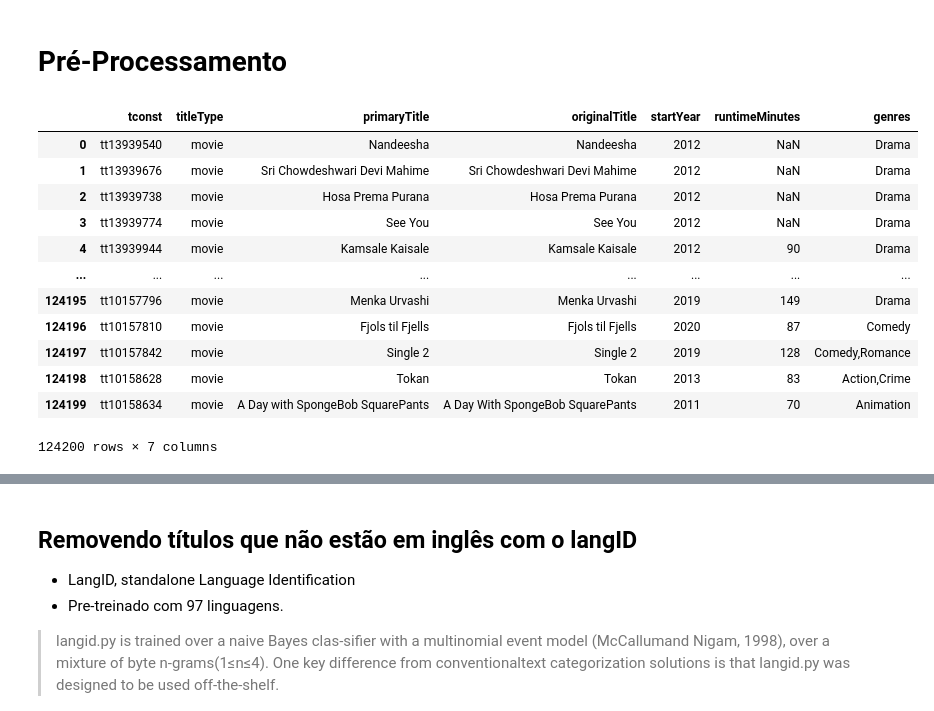
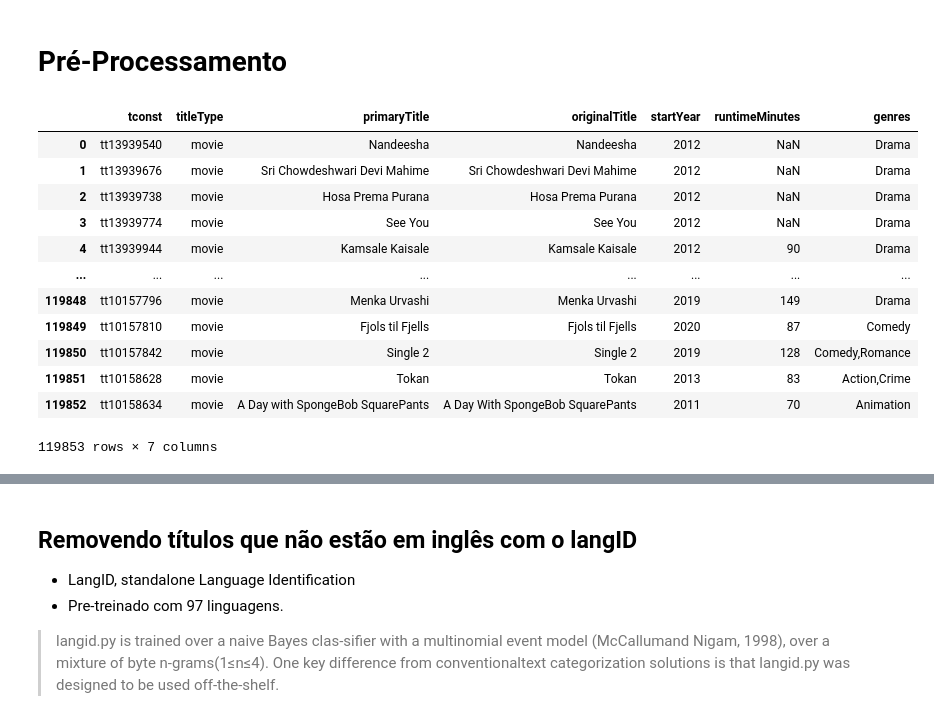
Before and after one commit to Durfan/ufsj-Data-Science, a Jupyter notebook: tool_presentation.ipynb, the cells around one changed output, grey strips where cells are left out. Saved outputs shown, nothing was run; the diff lists cells and outputs as text; code cells hidden in the pictures.

```diff
--- a/tool_presentation.ipynb
+++ b/tool_presentation.ipynb
@@ -66,26 +71,26 @@ df
 # %%
 df.drop(['isAdult','endYear'], axis=1, inplace=True)
 df.replace(r'\N', np.NaN, inplace=True)
 df.dropna(subset=['startYear'], inplace=True)
 df.dropna(subset=['genres'], inplace=True)
 df['startYear'] = df['startYear'].astype(int)
 
 df.drop(df.loc[df['titleType'] != 'movie'].index, inplace=True)
-df.drop(df.loc[df['startYear'] < 2010].index, inplace=True)
+df.drop(df.loc[(df['startYear'] < 2010) | (df['startYear'] > 2021)].index, inplace=True)
 df.drop(df.loc[df['genres'].str.contains("Documentary")].index, inplace=True)
 df.reset_index(drop=True, inplace=True)
 df
 # %% [output]
 |  | tconst | titleType | primaryTitle | originalTitle | startYear | runtimeMinutes | genres |
 | 0 | tt13939540 | movie | Nandeesha | Nandeesha | 2012 | NaN | Drama |
 | 1 | tt13939676 | movie | Sri Chowdeshwari Devi Mahime | Sri Chowdeshwari Devi Mahime | 2012 | NaN | Drama |
 | 2 | tt13939738 | movie | Hosa Prema Purana | Hosa Prema Purana | 2012 | NaN | Drama |
 | 3 | tt13939774 | movie | See You | See You | 2012 | NaN | Drama |
 | 4 | tt13939944 | movie | Kamsale Kaisale | Kamsale Kaisale | 2012 | 90 | Drama |
 | ... | ... | ... | ... | ... | ... | ... | ... |
-| 124195 | tt10157796 | movie | Menka Urvashi | Menka Urvashi | 2019 | 149 | Drama |
-| 124196 | tt10157810 | movie | Fjols til Fjells | Fjols til Fjells | 2020 | 87 | Comedy |
-| 124197 | tt10157842 | movie | Single 2 | Single 2 | 2019 | 128 | Comedy,Romance |
-| 124198 | tt10158628 | movie | Tokan | Tokan | 2013 | 83 | Action,Crime |
-| 124199 | tt10158634 | movie | A Day with SpongeBob SquarePants | A Day With SpongeBob SquarePants | 2011 | 70 | Animation |
+| 119848 | tt10157796 | movie | Menka Urvashi | Menka Urvashi | 2019 | 149 | Drama |
+| 119849 | tt10157810 | movie | Fjols til Fjells | Fjols til Fjells | 2020 | 87 | Comedy |
+| 119850 | tt10157842 | movie | Single 2 | Single 2 | 2019 | 128 | Comedy,Romance |
+| 119851 | tt10158628 | movie | Tokan | Tokan | 2013 | 83 | Action,Crime |
+| 119852 | tt10158634 | movie | A Day with SpongeBob SquarePants | A Day With SpongeBob SquarePants | 2011 | 70 | Animation |
-124200 rows × 7 columns
+119853 rows × 7 columns
```
Also changed, not shown: parts of 8 cells of this notebook, 1 other file.
